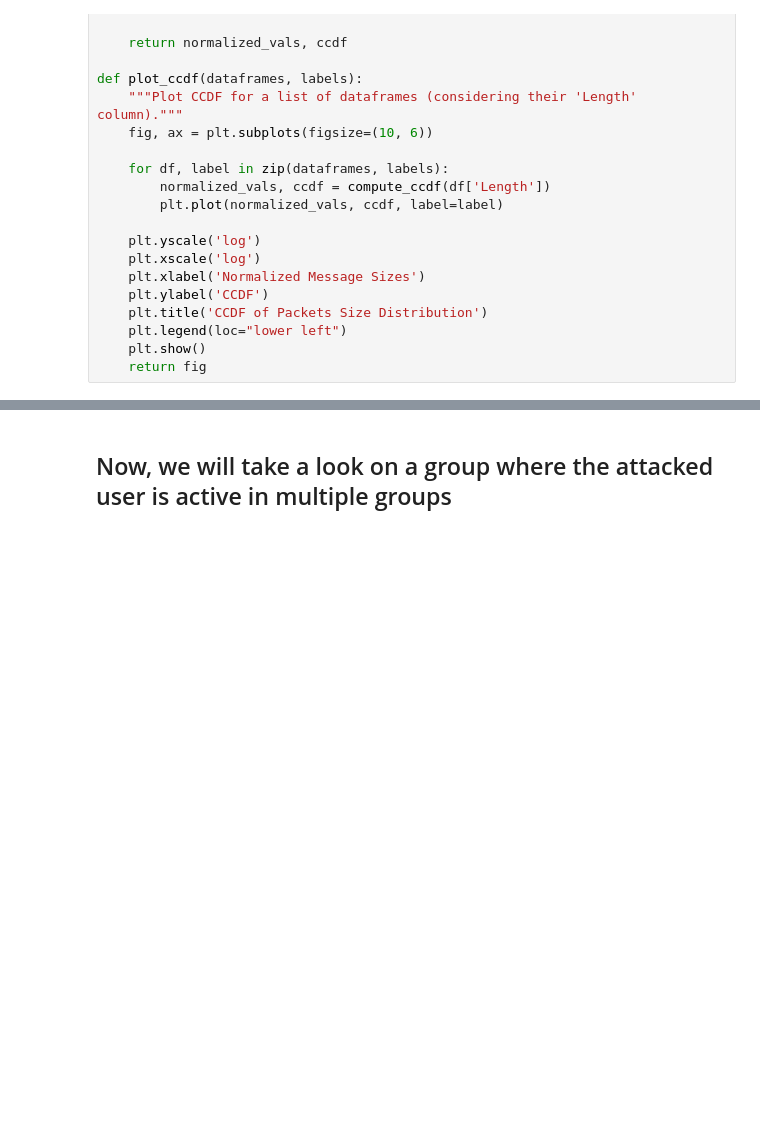
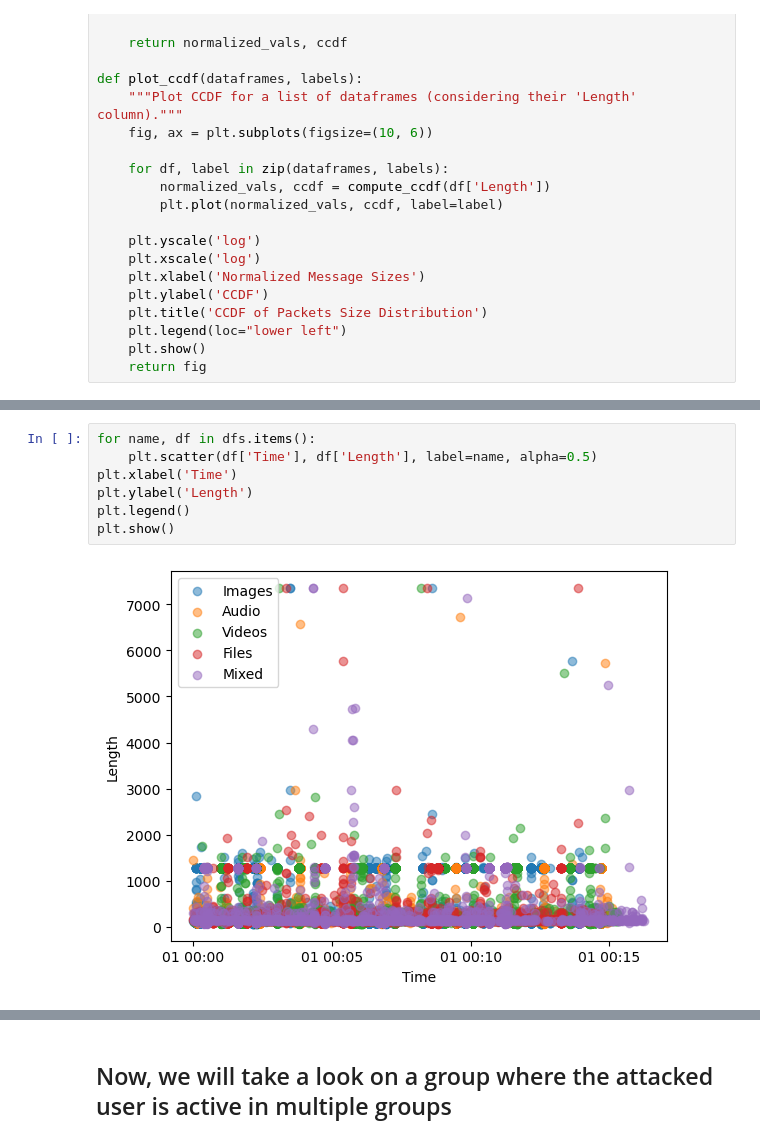
Before and after one commit to ohadwolfman/Networks_Final_Project, a Jupyter notebook: src/network final project - working on the data.ipynb, the cells around one changed output, grey strips where cells are left out. Cells and saved outputs as stored; diff of their text form; blank space fills up the shorter version.

```diff
--- a/src/network final project - working on the data.ipynb
+++ b/src/network final project - working on the data.ipynb
@@ -476,0 +533,9 @@ fig.savefig(r"C:\Ariel codes\networks\final project\Networks_Final_Project\res\w
+# %%
+for name, df in dfs.items():
+    plt.scatter(df['Time'], df['Length'], label=name, alpha=0.5)
+plt.xlabel('Time')
+plt.ylabel('Length')
+plt.legend()
+plt.show()
+# %% [output]
+[figure, added]
```
Also changed, not shown: parts of 19 cells of this notebook.
